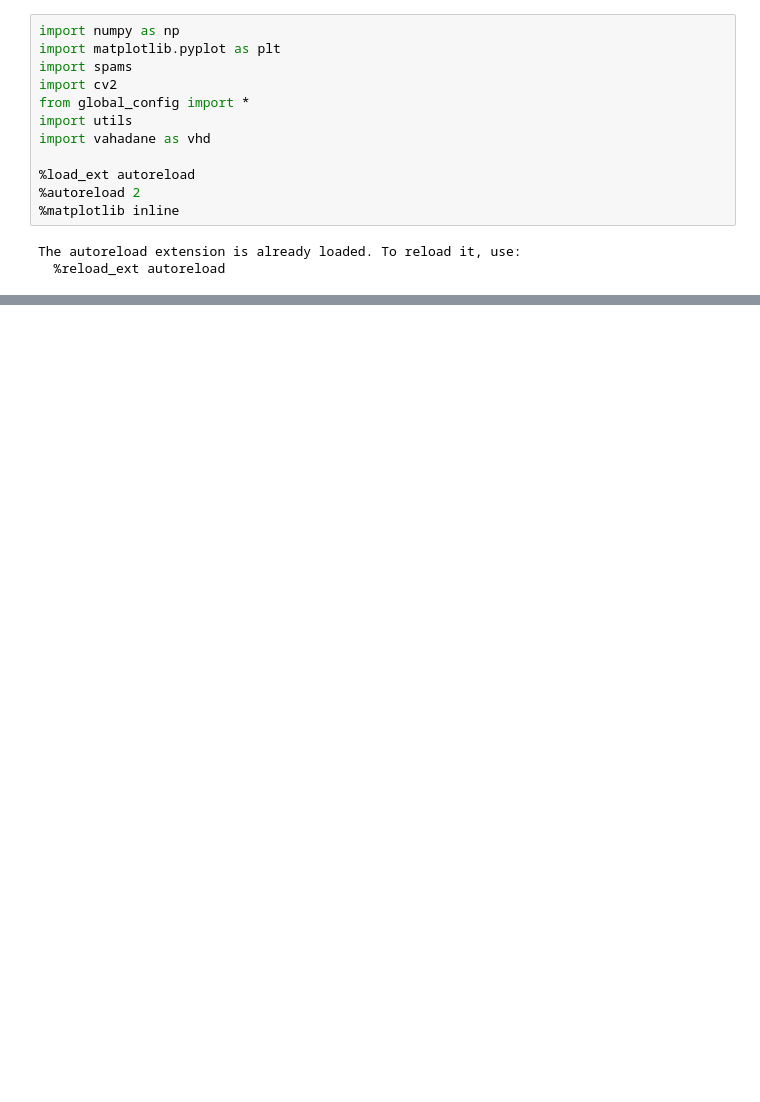
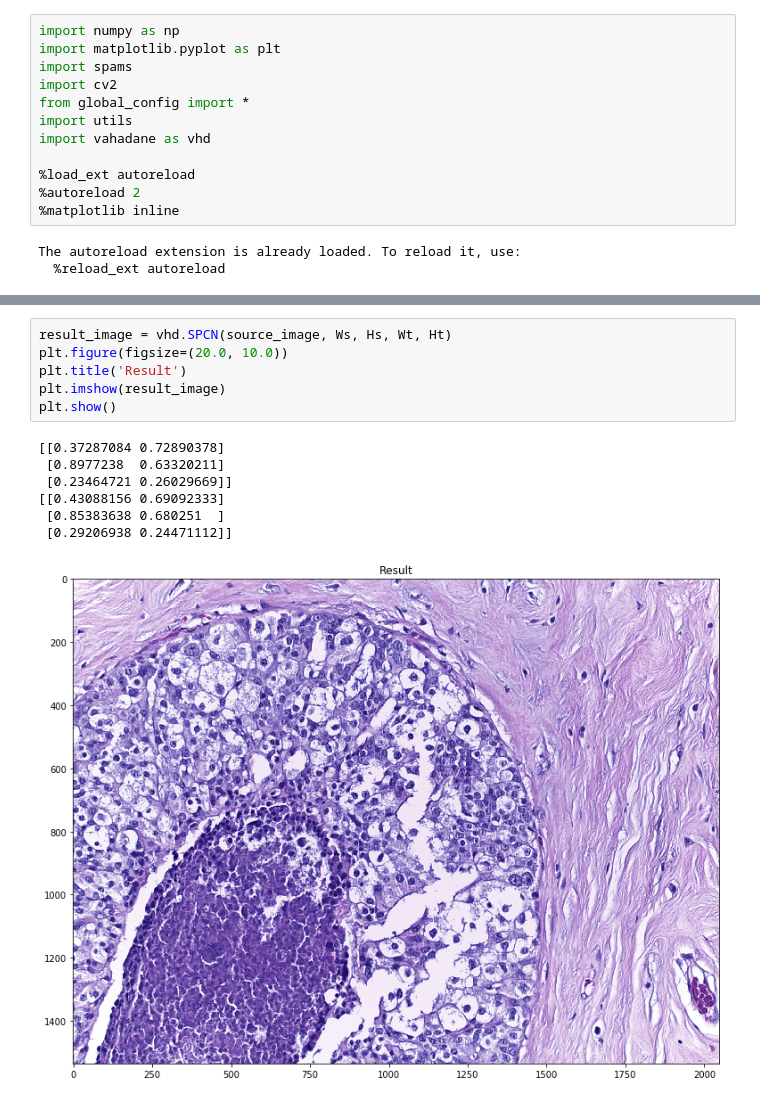
Before and after one commit to xindubawukong/Vahadane, a Jupyter notebook: main.ipynb, the cells around one changed output, grey strips where cells are left out. Drawn from its saved outputs; the diff is of its cells as text; blank space fills up the shorter version.

```diff
--- a/main.ipynb
+++ b/main.ipynb
@@ -44,0 +40,14 @@ W:
+# %%
+result_image = vhd.SPCN(source_image, Ws, Hs, Wt, Ht)
+plt.figure(figsize=(20.0, 10.0))
+plt.title('Result')
+plt.imshow(result_image)
+plt.show()
+# %% [output]
+[[0.37287084 0.72890378]
+ [0.8977238  0.63320211]
+ [0.23464721 0.26029669]]
+[[0.43088156 0.69092333]
+ [0.85383638 0.680251  ]
+ [0.29206938 0.24471112]]
+[figure, added]
```
Also changed, not shown: parts of 4 cells of this notebook, 2 other files.
